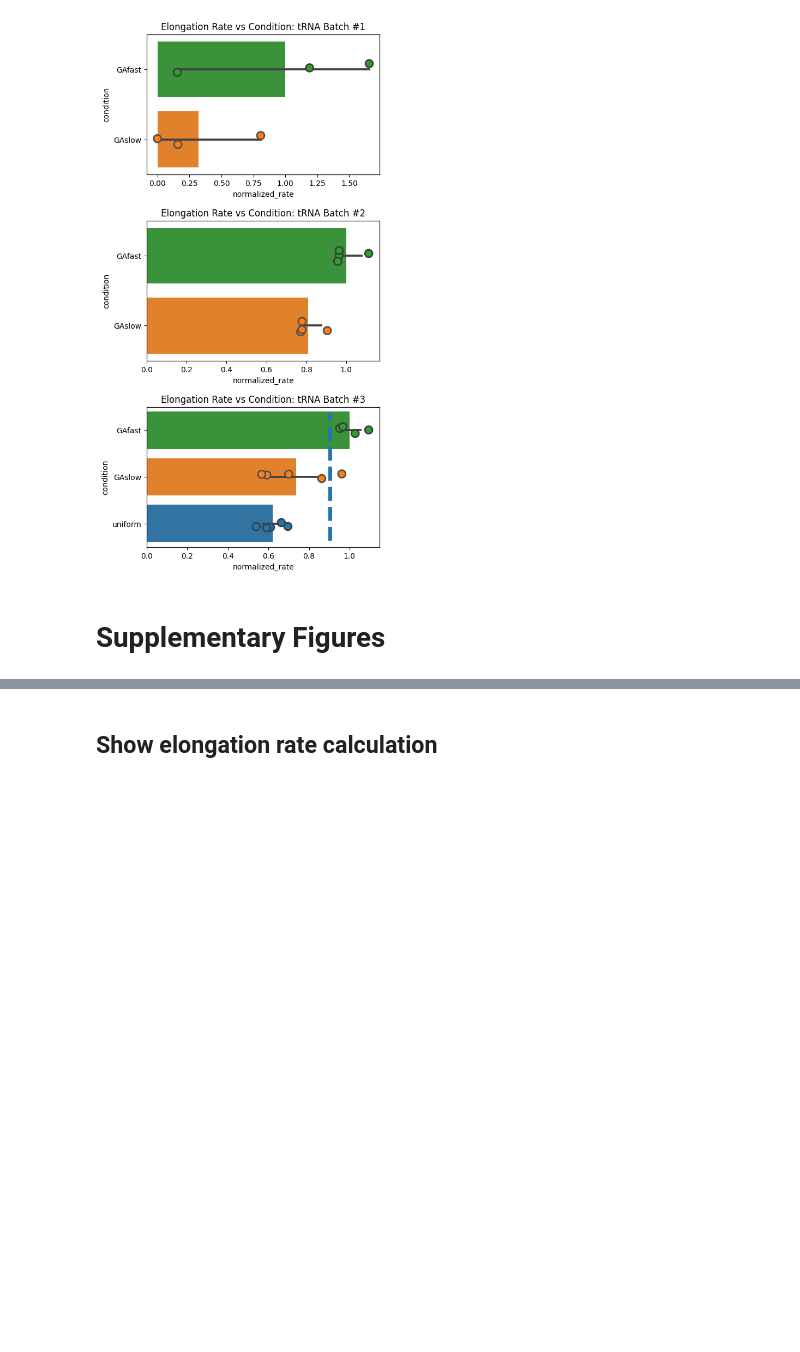
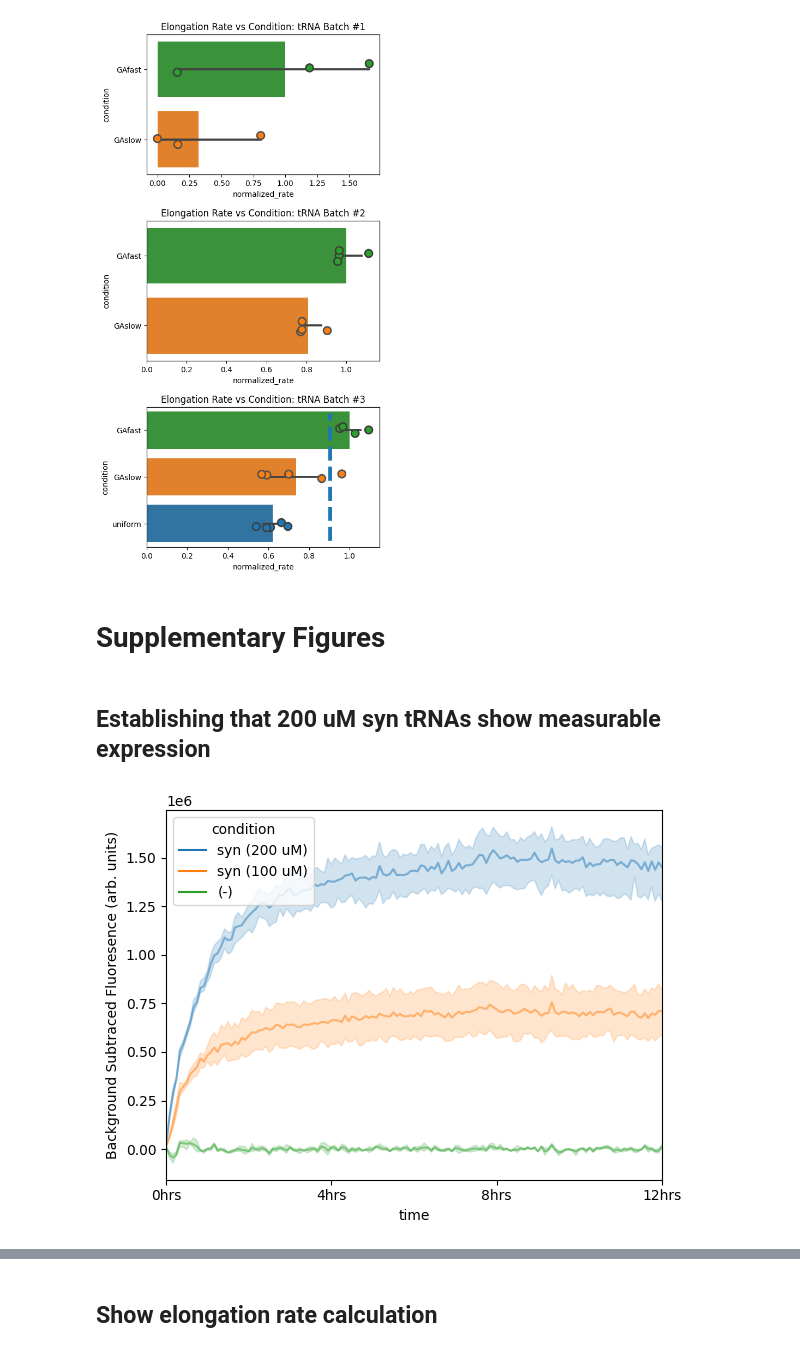
Before and after one commit to EndyLab/tRNACAD, a Jupyter notebook: experimental_data_analysis.ipynb, the cells around one changed output, grey strips where cells are left out. Drawn from its saved outputs; the diff is of its cells as text; code cells hidden in the pictures; blank space fills up the shorter version.

Commit message:
uploads supplementary data (trna conc, fig S4)

```diff
--- a/experimental_data_analysis.ipynb
+++ b/experimental_data_analysis.ipynb
@@ -932,3 +932,33 @@ for i, ((date, bars_df),  ax) in enumerate(zip(bars.groupby("date"), axes)):
 [figure]
 # %% [markdown]
 # Supplementary Figures
+# %% [markdown]
+## Establishing that 200 uM syn tRNAs show measurable expression
+# %%
+experiments = {
+    # date -> (platemap_filepath, data_filepath)
+    "220519": (
+        "experimental_data/220519_platemap.csv",
+        "experimental_data/220519_low_conc.csv"
+    ),
+}
+
+get_conc_conditions = make_getter_function({'(-)', 'syn (100 uM)', 'syn (200 uM)'})
+
+conc_df = get_conc_conditions(
+    load_data(
+        experiment_filepaths=experiments,
+        smoothing_parameter=10
+    )
+)
+old_cmap = cmap
+cmap=None
+ax = plot_line_seaborn(
+    df=conc_df,
+)
+ax.set_ylabel("Background Subtraced Fluoresence (arb. units)")
+plt.savefig("conc_series.svg")
+
+cmap = old_cmap
+# %% [output]
+[figure, added]
```
Also changed, not shown: parts of 1 cell of this notebook, 2 other files.
